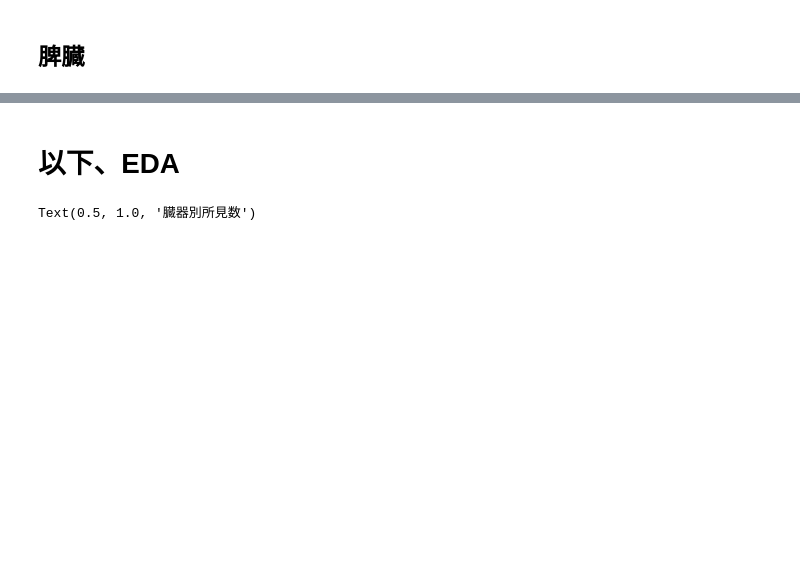
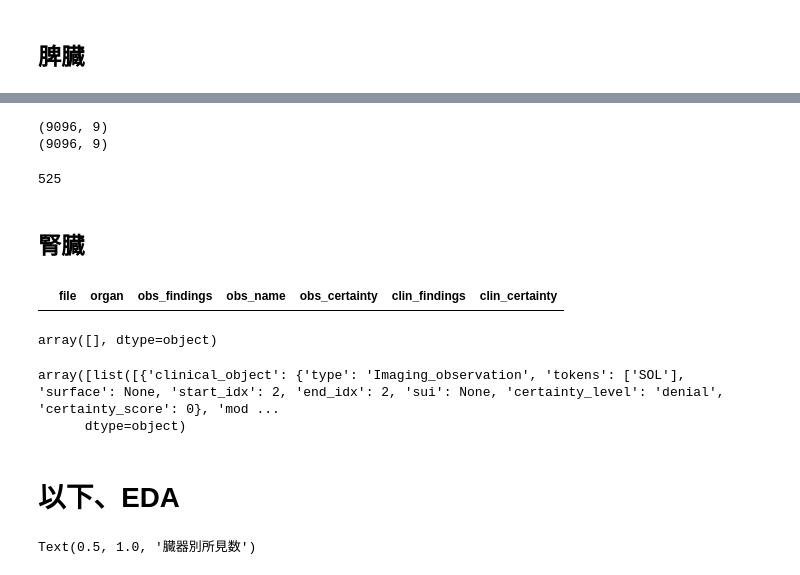
Before and after one commit to jun-sato/sato_j-mid_ad, a Jupyter notebook: code/eda_json.ipynb, the cells around one changed output, grey strips where cells are left out. Drawn from its saved outputs; the diff is of its cells as text; code cells hidden in the pictures; blank space fills up the shorter version.

```diff
--- a/code/eda_json.ipynb
+++ b/code/eda_json.ipynb
@@ -126,5 +377,5 @@ df.head()
 # %%
-organs = ['心','肝','胆','膵','脾','副腎']
+organs = ['心','肝','胆','膵','脾','副腎','腎']
 os.makedirs('../output',exist_ok=True)
 counter = 0
 jmid_names = df['jmid_name']
@@ -285,0 +596,18 @@ abnormal_obs_finding_list = [ '腫大', '脾腫', 'LDA', '腫瘤', 'シャント
+# %%
+data_spleen['abnormal'] = use_abnormalfindings.astype(int)
+data_spleen = data_spleen[((data_spleen['obs_certainty'] == 0 )&(data_spleen['abnormal'] == 0))| ((data_spleen['obs_certainty'] == 4 )& (data_spleen['abnormal'] == 1))]
+data_spleen_use = data_spleen[data_spleen['use_training'] == True].reset_index(drop=True)
+
+
+#data_pancreas_use['abnormal'] = use_abnormalfindings.astype(int)
+#data_pancreas_use["abnormal"] = data_pancreas_use.groupby("file").transform("min")["obs_certainty"]
+#data_pancreas_use['abnormal'] = (data_pancreas_use['abnormal'] == 4).astype(int)
+
+data_spleen_use.drop_duplicates('file',inplace=True)
+print(data_spleen_use.shape)
+data_spleen_use = data_spleen_use.sort_values(by='abnormal',ascending=False)#.iloc[:data_spleen_use['abnormal'].sum()*2]
+data_spleen_use = data_spleen_use.sample(frac=1, random_state=0)
+print(data_spleen_use.shape)
+# %% [output]
+(9096, 9)
+(9096, 9)
@@ -286,3 +616,24 @@ abnormal_obs_finding_list = [ '腫大', '脾腫', 'LDA', '腫瘤', 'シャント
+# %%
+data_spleen_use['abnormal'].sum()
+# %% [output]
+525
+# %% [markdown]
+## 腎臓
+# %%
+data_kidney = data[(data['obs_name'] == 'Imaging_observation') & (data['organ'] == '腎')].reset_index(drop=True)
+# %%
+data_kidney
+# %% [output]
+|  | file | organ | obs_findings | obs_name | obs_certainty | clin_findings | clin_certainty |
+# %%
+df[df['jmid_name'] == 'jmid_00000008_0000.nii.gz']['FINDING'].values
+# %% [output]
+array([], dtype=object)
+# %%
+df[df['jmid_name'] == 'jmid_0021505_0000.nii.gz']['FINDING_JSON'].values
+# %% [output]
+array([list([{'clinical_object': {'type': 'Imaging_observation', 'tokens': ['SOL'], 'surface': None, 'start_idx': 2, 'end_idx': 2, 'sui': None, 'certainty_level': 'denial', 'certainty_score': 0}, 'mod ...
+      dtype=object)
 # %% [markdown]
 # 以下、EDA
 # %%
```
Also changed, not shown: parts of 45 cells of this notebook.
